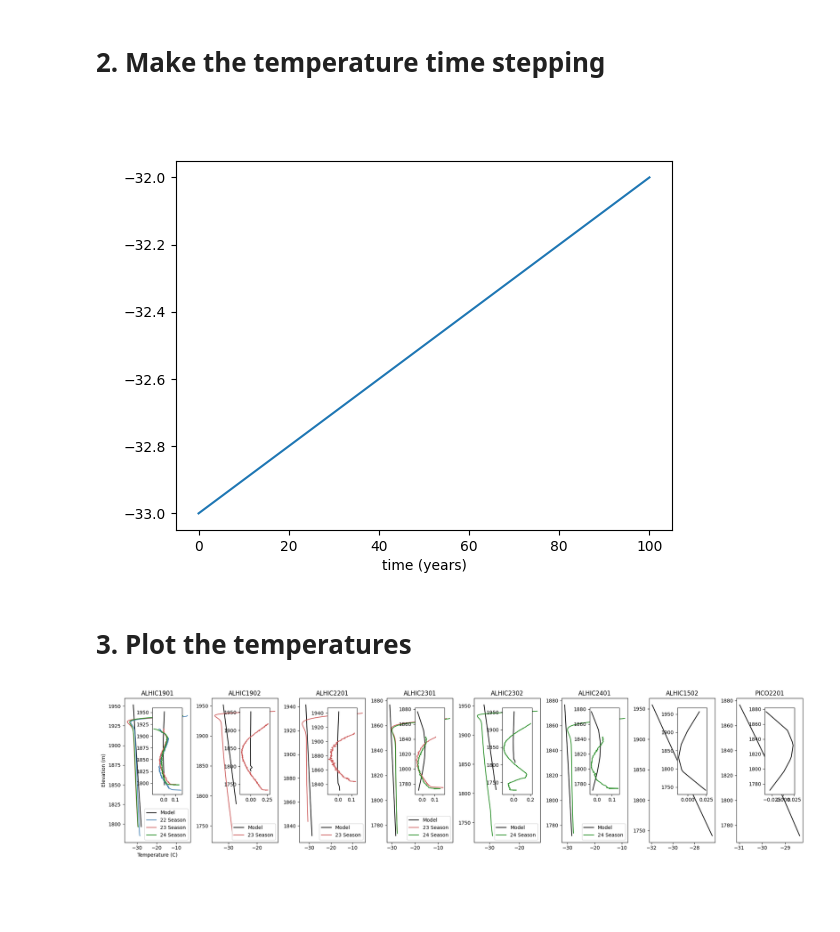
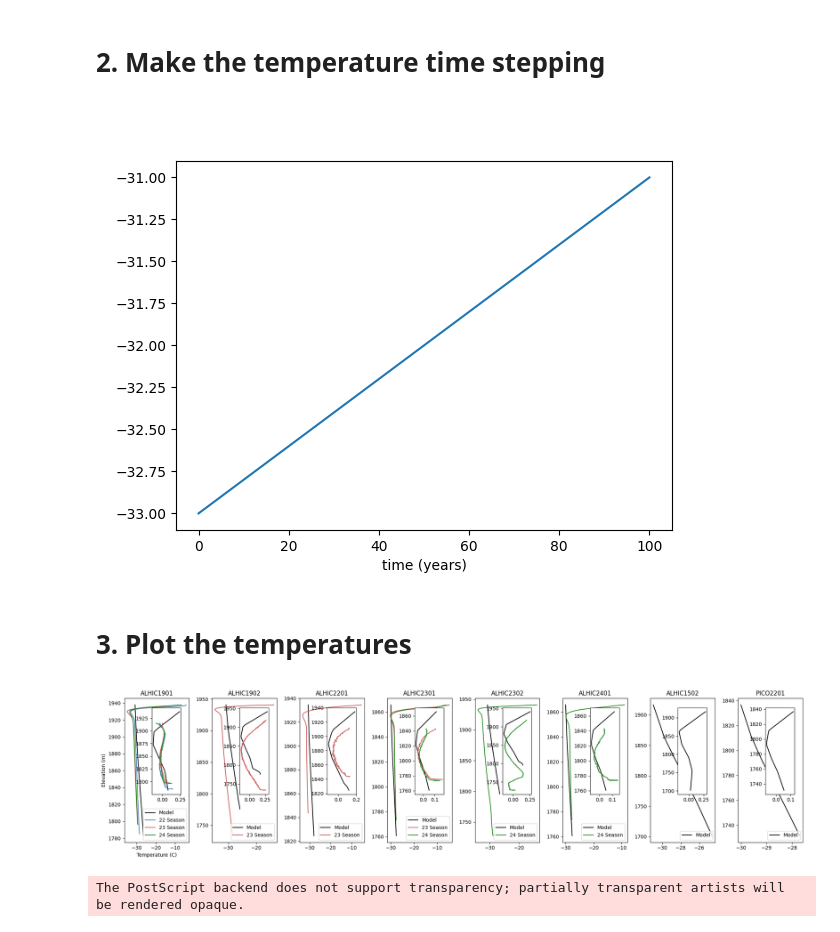
Before and after one commit to johnmorganmanos/AH_temp_paper, a Jupyter notebook: fig2.ipynb, the cells around one changed output. Saved outputs shown, nothing was run; the diff lists cells and outputs as text; code cells hidden in the pictures; blank space fills up the shorter version.

Commit message:
New figure making work.

```diff
--- a/fig2.ipynb
+++ b/fig2.ipynb
@@ -244,7 +243,7 @@ geothermal_flux = -geo_flux*ϕ  * ds_b
 F_diffusion = k*inner(grad(T), grad(ϕ)) * dx
 F_advection = - ρ * c * T * inner(u, grad(ϕ)) * dx
 
-F = F_diffusion + F_advection + geothermal_flux
+F = ρ * c * Dt(T) * ϕ * dx + F_diffusion + F_advection + geothermal_flux
 # %%
 T_mean = Constant(-32.9999) #average temp (C)
 T_Mean = -33 #average temp (C)
@@ -268,7 +265,7 @@ num_steps = int(final_time / float(δt))
 #     return T_Mean + δT * np.sin(2 * π *freq* t / year + θ) + (t/final_time)*1
 
 def surface_temperature(t):
-    return T_Mean + (t/final_time)*1
+    return T_Mean + (t/final_time)*2
 
 ts = np.linspace(0.0, final_time, num_steps + 1)
 
@@ -279,7 +276,7 @@ ax.set_xlabel("time (years)")
 #ax.set_ylabel("temperature (${}^\circ$C)")
 ax.plot(ts / spy, surface_temps);
 # %% [output]
-[figure, old version]
+[figure, new version]
 # %%
 method = irksome.BackwardEuler()
 temperature_solver = irksome.TimeStepper(F, method, Constant(0.0), δt, T, bcs=surface_temp_bc)
@@ -322,30 +319,60 @@ avg_temps = pd.read_pickle('Borehole_Temps/avg_temps.pkl')
 residual_temps = pd.read_pickle('Borehole_Temps/residual_temps.pkl')
 
 boreholes = ['ALHIC1901', 'ALHIC1902', 'ALHIC1903', 'ALHIC2201', 'ALHIC2301', 'ALHIC2302', 'ALHIC2401']
+
+# for i in avg_temps:
+#     print(avg_temps[i][0].values[0])
+#     print(i)
+
+core_surface_z = {'ALHIC1901': 1937.88,
+                  'ALHIC1902': 1940.76,
+                  'ALHIC1903': 1884.84,
+                  'ALHIC2201': 1934.54,
+                  'ALHIC2301': 1865.68,
+                  'ALHIC2302': 1940.76,
+                  'ALHIC2401': 1865.68}
 # %%
 fig,axes = plt.subplots(1, len(temp_dict_climate), figsize=[20,5])
 
 for name, ax in zip(temp_dict_climate, axes):
-    ax.plot(temp_dict_climate[name][0], temp_dict_climate[name][1][:,2], c='black', label='Model')
-    ax.set_title(i)
+    try:
 
-    axinses = inset_axes(ax, width = "100%", height = "100%", loc='lower right', bbox_to_anchor=(.5, .30, .45, .60), bbox_transform=ax.transAxes, borderpad=1)
-    axinses.plot(scipy.signal.detrend(temp_dict_climate[name][0]), temp_dict_climate[name][1][:,2], c='black')
+        z_offset = temp_dict_climate[name][1][:,2][-1] - core_surface_z[name]
+        ax.plot(temp_dict_climate[name][0], temp_dict_climate[name][1][:,2] - z_offset, c='black', label='Model')
+
+
+        axinses = inset_axes(ax, width = "100%", height = "100%", loc='lower right', bbox_to_anchor=(.5, .30, .45, .60), bbox_transform=ax.transAxes, borderpad=1)
+        axinses.plot(scipy.signal.detrend(temp_dict_climate[name][0]), temp_dict_climate[name][1][:,2]-z_offset, c='black')
+    except:
+        ax.plot(temp_dict_climate[name][0], temp_dict_climate[name][1][:,2] - 40, c='black', label='Model')
+
+
+        axinses = inset_axes(ax, width = "100%", height = "100%", loc='lower right', bbox_to_anchor=(.5, .30, .45, .60), bbox_transform=ax.transAxes, borderpad=1)
+        axinses.plot(scipy.signal.detrend(temp_dict_climate[name][0]), temp_dict_climate[name][1][:,2]-40, c='black')
+
     ax.set_title(name)
+
     for i in avg_temps:
         if i.startswith(name):
             if i[-2:] == '22':
                 color = 'steelblue'
             elif i[-2:] == '23':
                 color = 'indianred'
             elif i[-2:] == '24':
                 color = 'forestgreen'
             ax.plot(avg_temps[i][2], avg_temps[i][0], label=i[-2:]+' Season',c=color)
             axinses.plot(residual_temps[i][2], residual_temps[i][0], label=i[-2:]+' Season',c=color)
-            ax.legend(loc='lower right')
+    ax.legend(loc='lower right')
+
 
 axes[0].set_ylabel('Elevation (m)')
 axes[0].set_xlabel('Temperature (C)')
+
 plt.tight_layout()
+plt.show()
+
+plt.savefig('Figures/fig2.eps', dpi=300, bbox_inches='tight', format='eps', transparent=True)
+plt.savefig('Figures/fig2.png', dpi=300, bbox_inches='tight', format='png', transparent=True)
 # %% [output]
-[figure, old version]
+[figure, new version]
+The PostScript backend does not support transparency; partially transparent artists will be rendered opaque.
```
Also changed, not shown: parts of 7 cells of this notebook, 2 other files.
